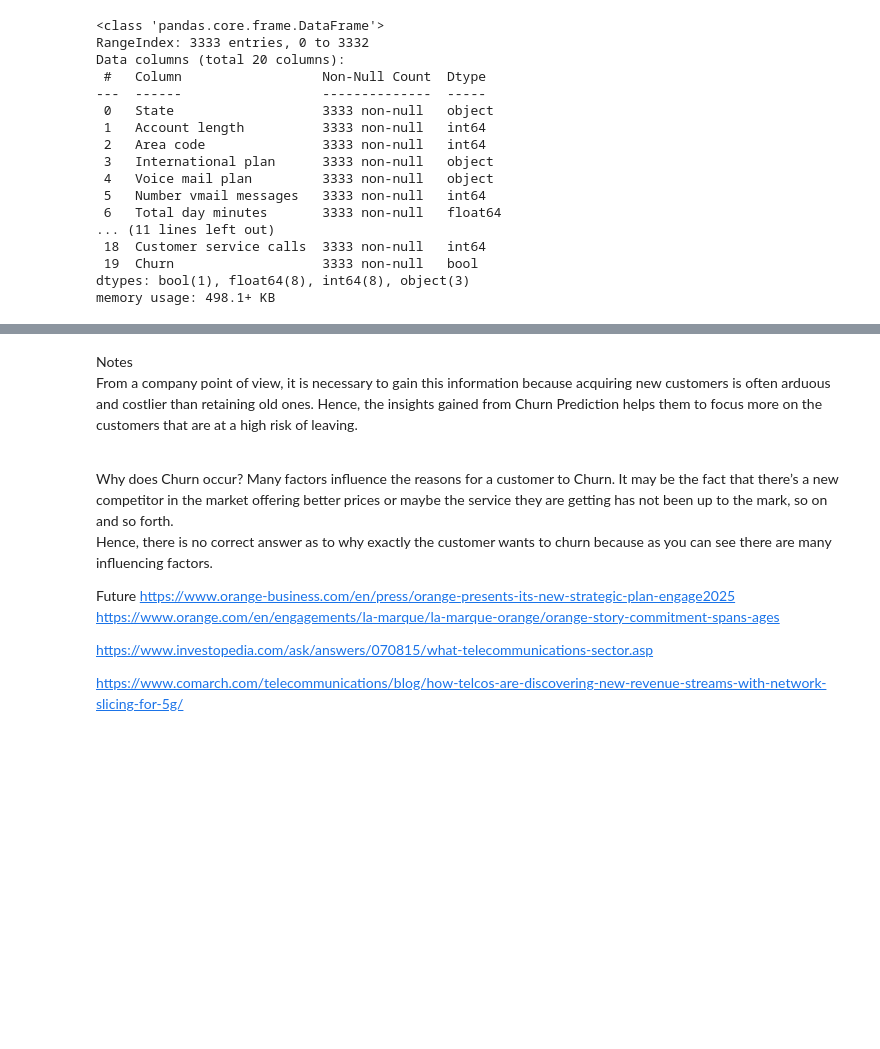
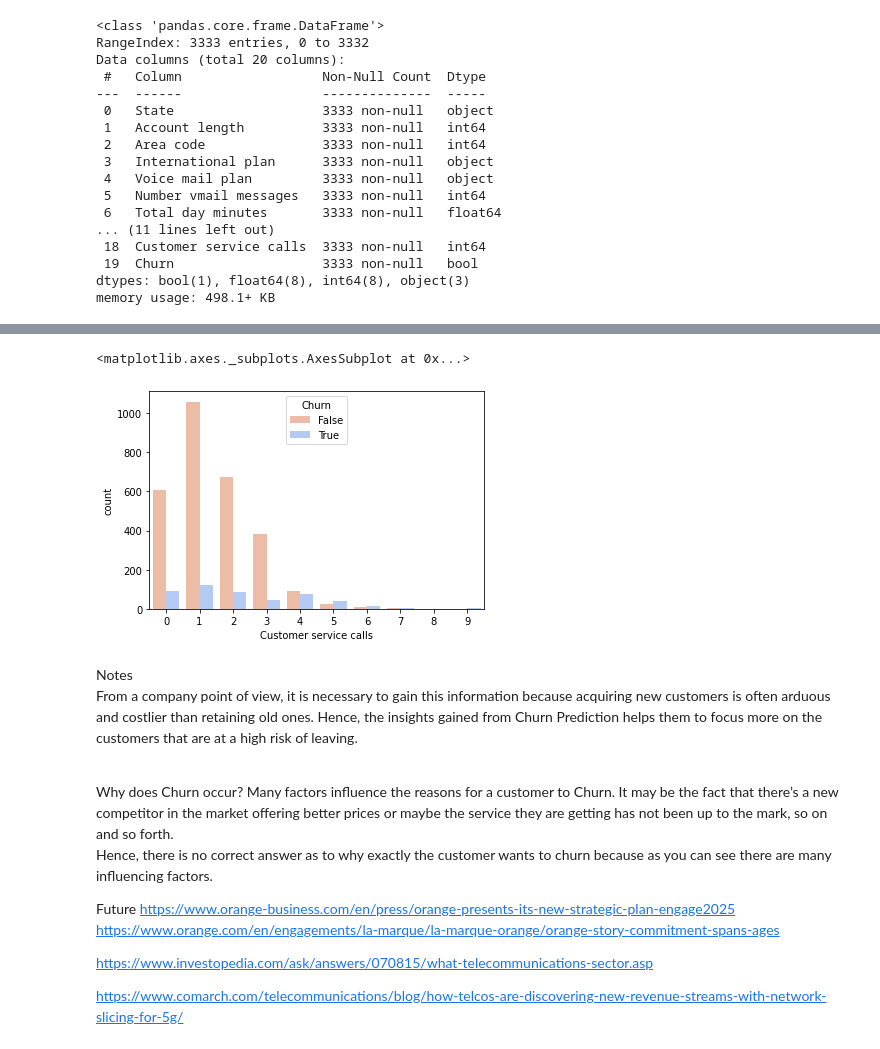
Before and after one commit to vithika-karan/Churn-Data-Analysis, a Jupyter notebook: Telecom_Churn_Analysis_Capstone_Project.ipynb, the cells around one changed output, grey strips where cells are left out. Drawn from its saved outputs; the diff is of its cells as text; code cells hidden in the pictures; blank space fills up the shorter version.

```diff
--- a/Telecom_Churn_Analysis_Capstone_Project.ipynb
+++ b/Telecom_Churn_Analysis_Capstone_Project.ipynb
@@ -98,3 +123,9 @@ sns.countplot(x="Churn",data=df,hue="Voice mail plan",palette="coolwarm_r")
+# %%
+#Customer service calls were low
+sns.countplot(x="Customer service calls",data=df,hue="Churn",palette="coolwarm_r")
+# %% [output]
+<matplotlib.axes._subplots.AxesSubplot at 0x...>
+[figure, added]
 # %% [markdown]
 Notes <br/>
 From a company point of view, it is necessary to gain this information because acquiring new customers is often arduous and costlier than retaining old ones. Hence, the insights gained from Churn Prediction helps them to focus more on the customers that are at a high risk of leaving.
```
Also changed, not shown: parts of 6 cells of this notebook.
